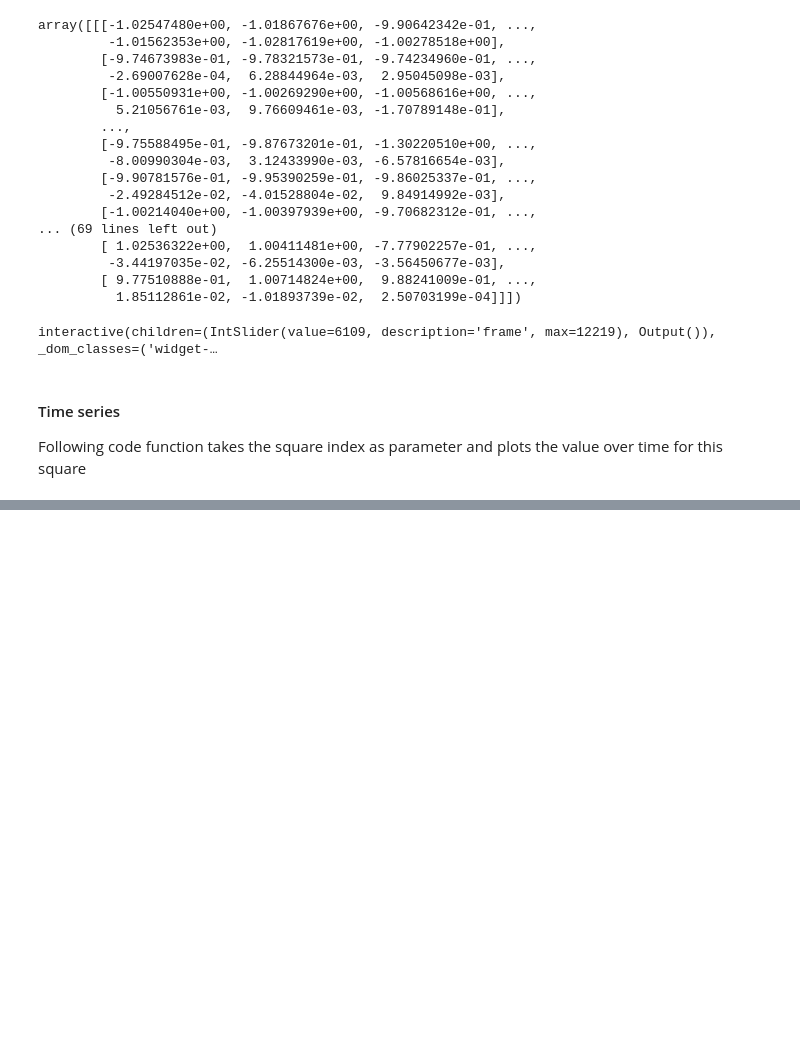
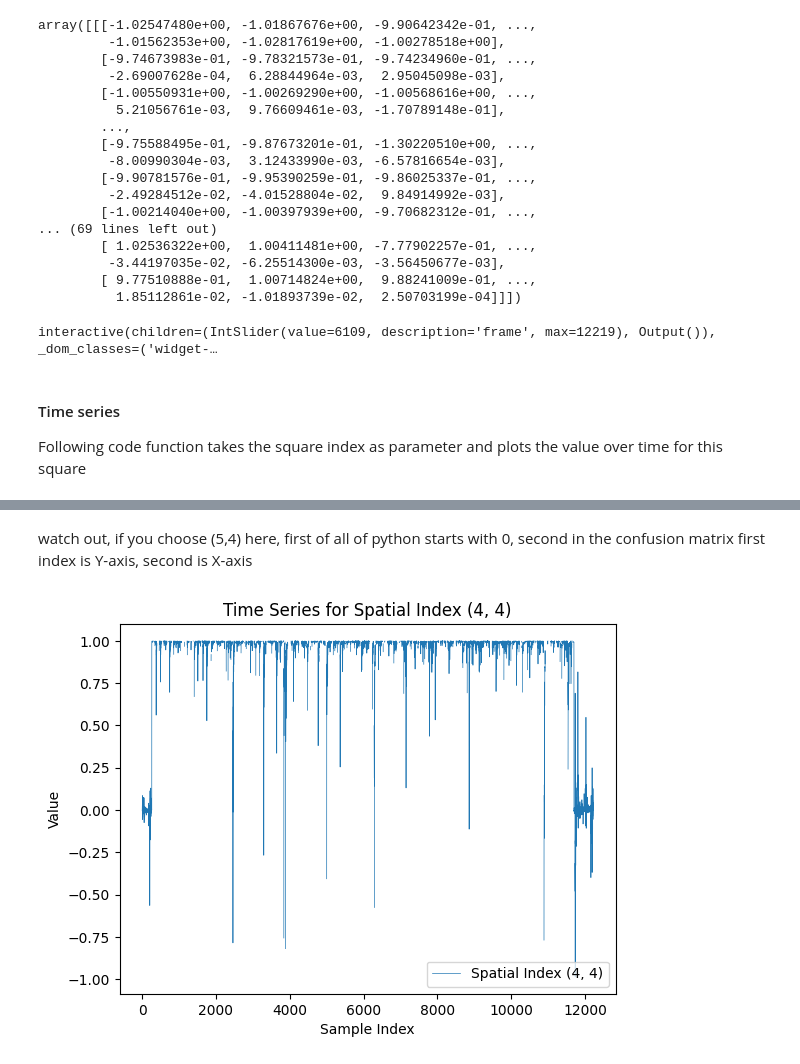
Before and after one commit to juergenstumpf01/KDDM2, a Jupyter notebook: data_checkout.ipynb, the cells around one changed output, grey strips where cells are left out. Drawn from its saved outputs; the diff is of its cells as text; code cells hidden in the pictures; blank space fills up the shorter version.

```diff
--- a/data_checkout.ipynb
+++ b/data_checkout.ipynb
@@ -83,0 +91,7 @@ plot_time_series((5, 5), data_old)
+# %% [markdown]
+watch out, if you choose (5,4) here, first of all of python starts with 0, second in the confusion matrix first index is Y-axis, second is X-axis
+# %%
+
+plot_time_series((4, 4), data_without_oultier)
+# %% [output]
+[figure, added]
```
Also changed, not shown: parts of 8 cells of this notebook.
